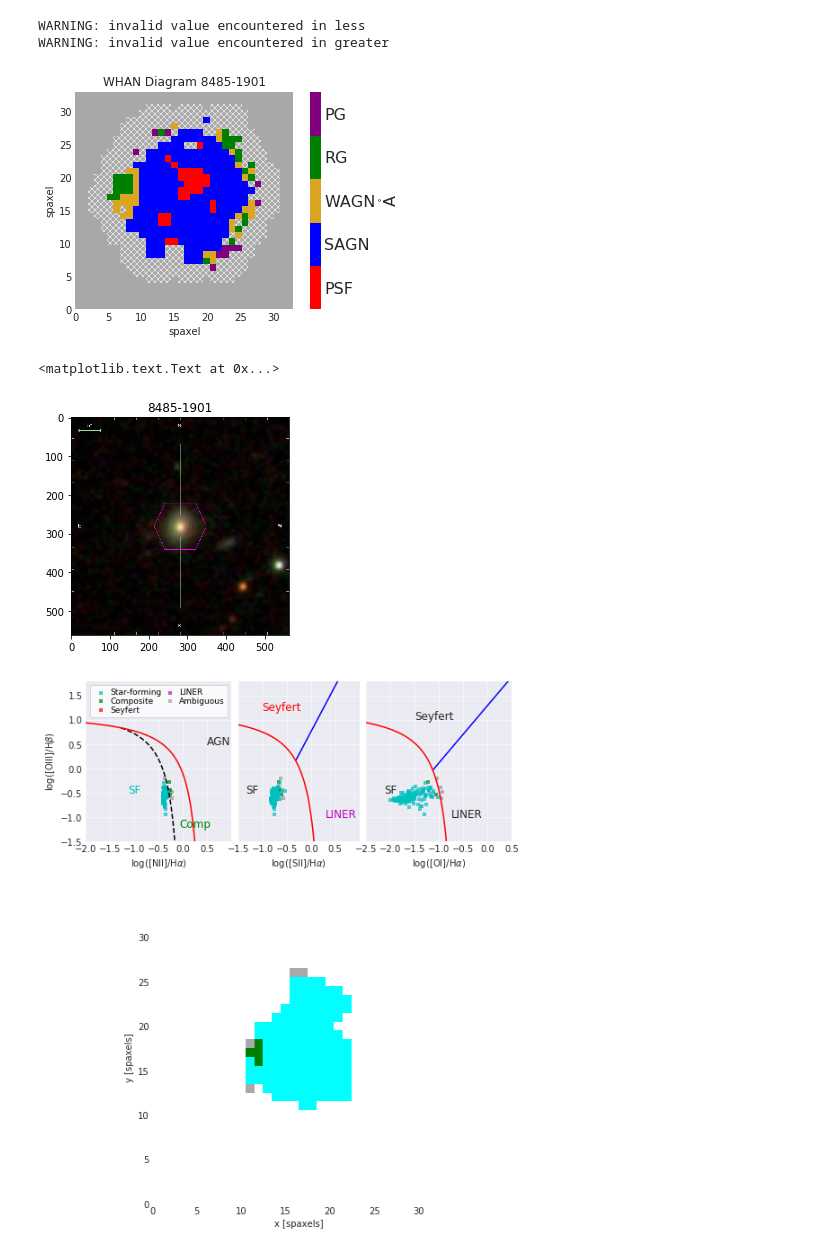
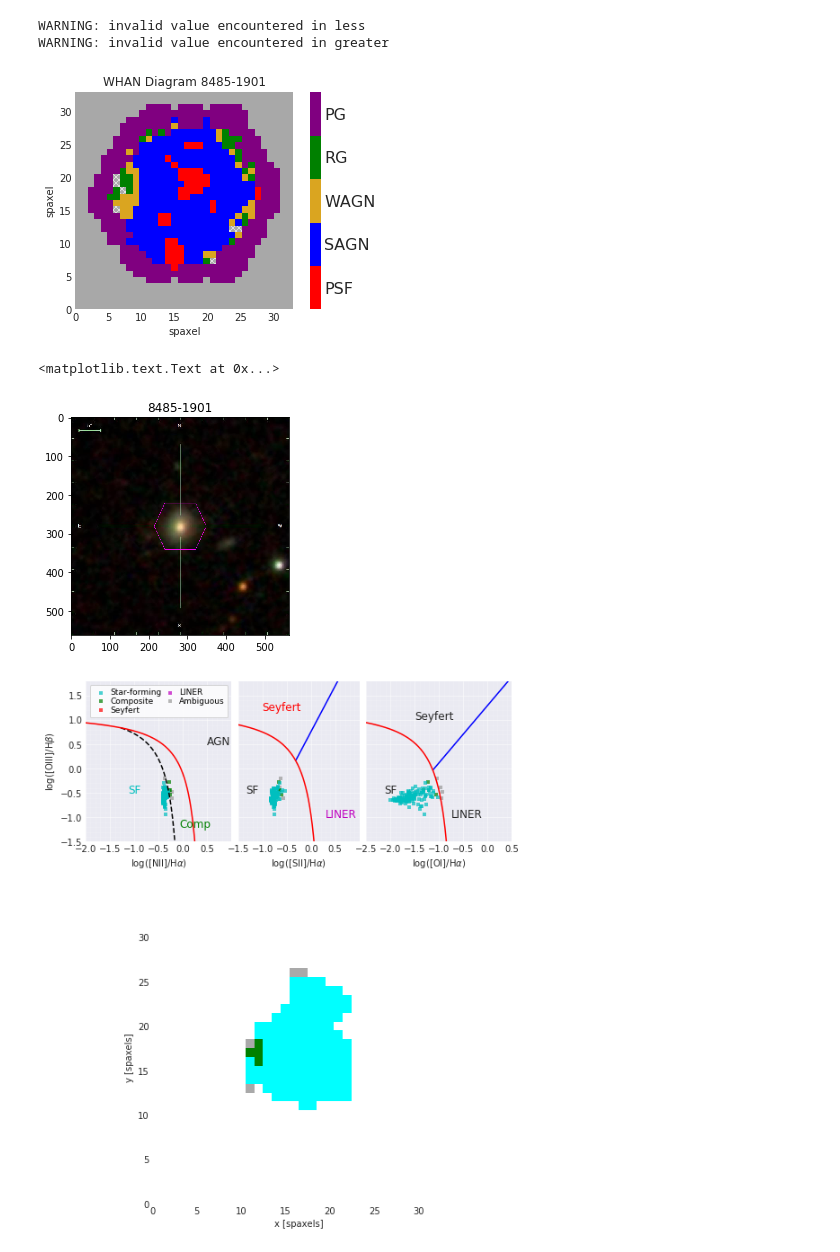
Before and after one commit to sdss/marvin, a Jupyter notebook: docs/sphinx/exercises/marvin_whan_solution.ipynb, the cells around one changed output. Saved outputs shown, nothing was run; the diff lists cells and outputs as text; code cells hidden in the pictures.

```diff
--- a/docs/sphinx/exercises/marvin_whan_solution.ipynb
+++ b/docs/sphinx/exercises/marvin_whan_solution.ipynb
@@ -61,25 +61,25 @@ from matplotlib import colors
 # %%
 # create a custom colormap
 cmap = colors.ListedColormap(['red', 'blue', 'goldenrod', 'green', 'purple'])
 
 # use Marvin plotting to plot our WHAN diagram
-fig, ax, cb = mapplot.plot(dapmap=ewha, value=value, cmap=cmap, mask=nocov, return_cb=True,
+fig, ax, cb = mapplot.plot(dapmap=niiha, value=value, cmap=cmap, mask=nocov, return_cb=True,
                            cbrange=(0.5, 5.5), title='WHAN Diagram {0}'.format(plateifu))
 
 # Set the custom colorbar axis values
 cb.set_ticks([1, 2, 3, 4, 5])
 cb.set_ticklabels(['PSF', 'SAGN', 'WAGN', 'RG', 'PG'])
 
 # plot the figure
 plt.show()
 
 # let's also show the optical image
 from marvin.utils.general.images import showImage
 image = showImage(plateifu=plateifu, show_image=False)
 img = plt.imshow(image)
 plt.title(str(plateifu))
 # %% [output]
-[figure, old version]
+[figure, new version]
 <matplotlib.text.Text at 0x...>
 [figure]
 # %%
```
Also changed, not shown: 1 other file.
